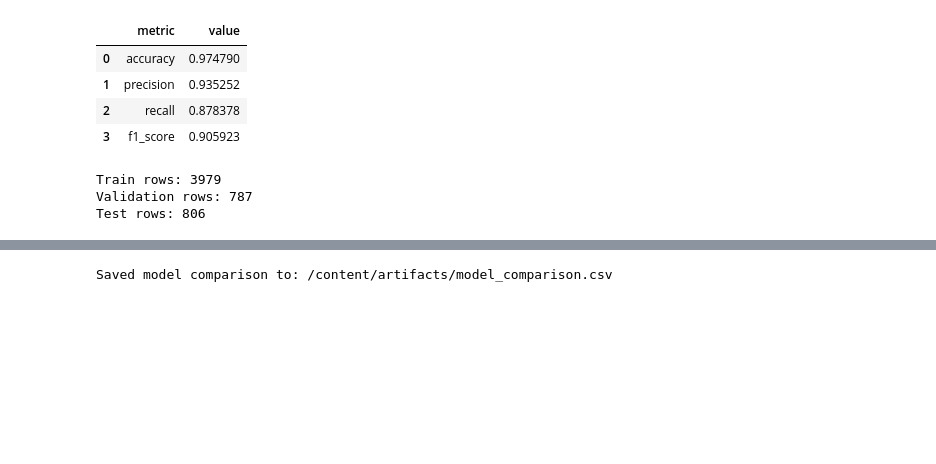
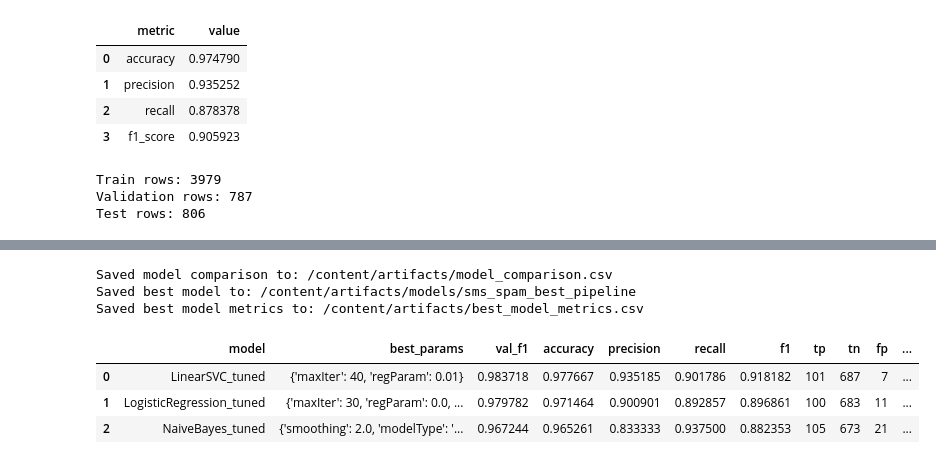
Before and after one commit to khalilelemam/distributed-sms-spam-intelligence, a Jupyter notebook: notebooks/02_modeling_pipeline.ipynb, the cells around one changed output, grey strips where cells are left out. Cells and saved outputs as stored; diff of their text form; code cells hidden in the pictures; blank space fills up the shorter version.

```diff
--- a/notebooks/02_modeling_pipeline.ipynb
+++ b/notebooks/02_modeling_pipeline.ipynb
@@ -289,6 +399,44 @@ comparison_table
 # %%
+best_lsvc_test_pred = best_lsvc.transform(test_df_v)
+best_lsvc_test_metrics = compute_binary_metrics(best_lsvc_test_pred)
+
+best_nb_test_pred = best_nb.transform(test_df_v)
+best_nb_test_metrics = compute_binary_metrics(best_nb_test_pred)
+
+comparison_rows = [
+    {'model': 'LogisticRegression_tuned', 'best_params': best_lr_params, 'val_f1': best_val_f1, **best_lr_test_metrics},
+    {'model': 'LinearSVC_tuned', 'best_params': best_lsvc_params, 'val_f1': best_lsvc_val_f1, **best_lsvc_test_metrics},
+    {'model': 'NaiveBayes_tuned', 'best_params': best_nb_params, 'val_f1': best_nb_val_f1, **best_nb_test_metrics},
+]
+
+comparison_table = pd.DataFrame(comparison_rows).sort_values('f1', ascending=False).reset_index(drop=True)
+
+model_candidates = [
+    ('LogisticRegression_tuned', best_lr, best_lr_test_metrics),
+    ('LinearSVC_tuned', best_lsvc, best_lsvc_test_metrics),
+    ('NaiveBayes_tuned', best_nb, best_nb_test_metrics),
+]
+best_model_name, best_model, best_model_metrics = max(model_candidates, key=lambda x: x[2]['f1'])
+
 comparison_path = Path('/content/artifacts/model_comparison.csv')
 comparison_table.to_csv(comparison_path, index=False)
+
+best_model_path = '/content/artifacts/models/sms_spam_best_pipeline'
+best_model.write().overwrite().save(best_model_path)
+
+best_model_summary = pd.DataFrame([{'model': best_model_name, **best_model_metrics}])
+best_model_summary_path = Path('/content/artifacts/best_model_metrics.csv')
+best_model_summary.to_csv(best_model_summary_path, index=False)
+
 print('Saved model comparison to:', comparison_path)
+print('Saved best model to:', best_model_path)
+print('Saved best model metrics to:', best_model_summary_path)
+comparison_table
 # %% [output]
 Saved model comparison to: /content/artifacts/model_comparison.csv
+Saved best model to: /content/artifacts/models/sms_spam_best_pipeline
+Saved best model metrics to: /content/artifacts/best_model_metrics.csv
+|  | model | best_params | val_f1 | accuracy | precision | recall | f1 | tp | tn | fp | ... |
+| 0 | LinearSVC_tuned | {'maxIter': 40, 'regParam': 0.01} | 0.983718 | 0.977667 | 0.935185 | 0.901786 | 0.918182 | 101 | 687 | 7 | ... |
+| 1 | LogisticRegression_tuned | {'maxIter': 30, 'regParam': 0.0, ... | 0.979782 | 0.971464 | 0.900901 | 0.892857 | 0.896861 | 100 | 683 | 11 | ... |
+| 2 | NaiveBayes_tuned | {'smoothing': 2.0, 'modelType': '... | 0.967244 | 0.965261 | 0.833333 | 0.937500 | 0.882353 | 105 | 673 | 21 | ... |
```
Also changed, not shown: parts of 5 cells of this notebook, 10 other files.
